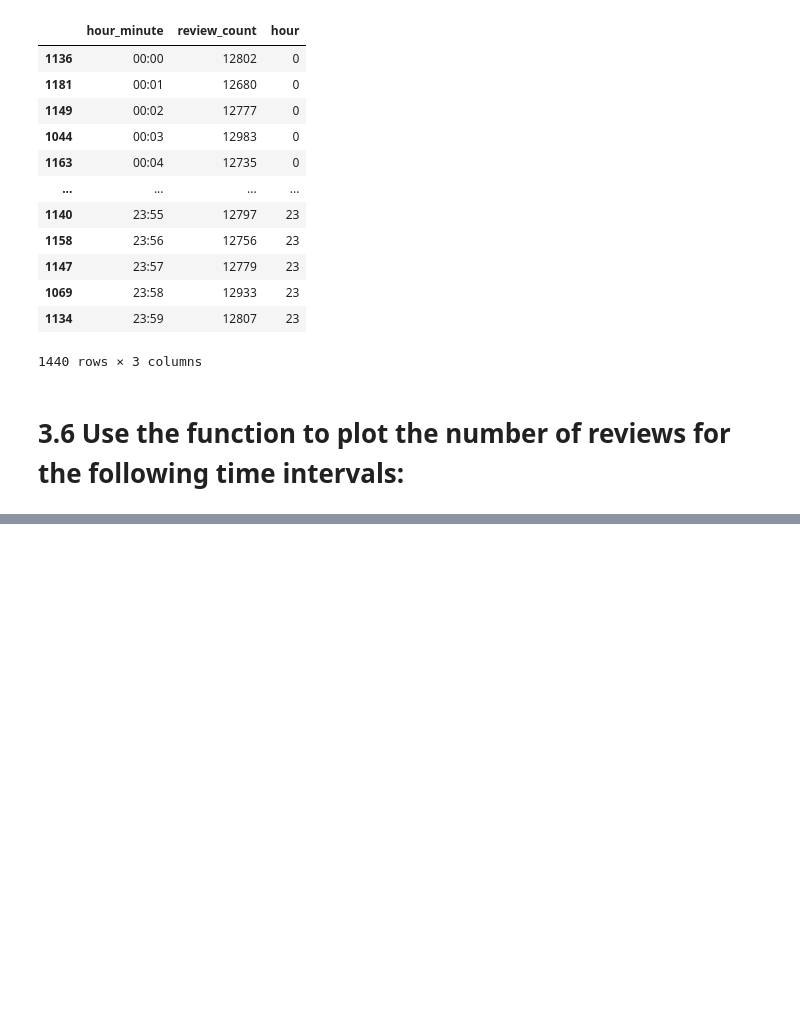
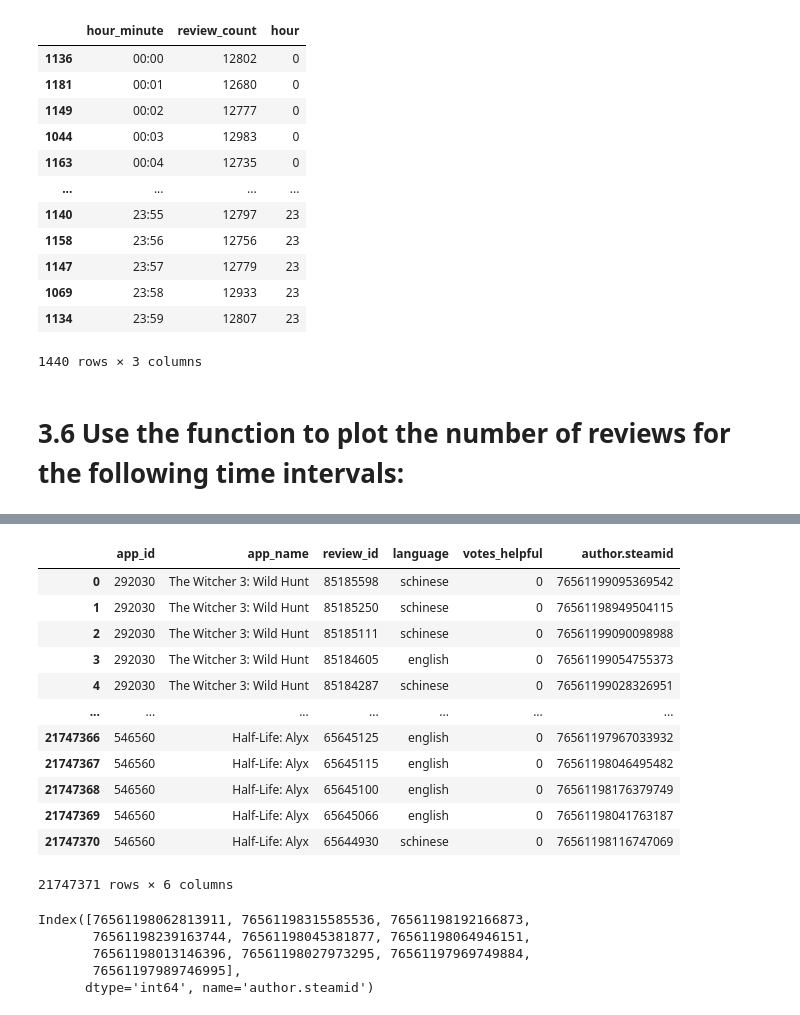
Before and after one commit to khalmatay/videogame-reviews-analysis, a Jupyter notebook: nurbek/RQ3&RQ5.ipynb, the cells around one changed output, grey strips where cells are left out. Cells and saved outputs as stored; diff of their text form; code cells hidden in the pictures; blank space fills up the shorter version.

```diff
--- a/nurbek/RQ3&RQ5.ipynb
+++ b/nurbek/RQ3&RQ5.ipynb
@@ -461,0 +469,18 @@ Interval 20:00 - 24:00: 3617426 reviews
+# %%
+data = pd.read_csv(csv_file_path, usecols=["app_id", "app_name", "review_id", "language", "votes_helpful", "author.steamid"])
+# %%
+data
+# %% [output]
+|  | app_id | app_name | review_id | language | votes_helpful | author.steamid |
+| 0 | 292030 | The Witcher 3: Wild Hunt | 85185598 | schinese | 0 | 76561199095369542 |
+| 1 | 292030 | The Witcher 3: Wild Hunt | 85185250 | schinese | 0 | 76561198949504115 |
+| 2 | 292030 | The Witcher 3: Wild Hunt | 85185111 | schinese | 0 | 76561199090098988 |
+| 3 | 292030 | The Witcher 3: Wild Hunt | 85184605 | english | 0 | 76561199054755373 |
+| 4 | 292030 | The Witcher 3: Wild Hunt | 85184287 | schinese | 0 | 76561199028326951 |
+| ... | ... | ... | ... | ... | ... | ... |
+| 21747366 | 546560 | Half-Life: Alyx | 65645125 | english | 0 | 76561197967033932 |
+| 21747367 | 546560 | Half-Life: Alyx | 65645115 | english | 0 | 76561198046495482 |
+| 21747368 | 546560 | Half-Life: Alyx | 65645100 | english | 0 | 76561198176379749 |
+| 21747369 | 546560 | Half-Life: Alyx | 65645066 | english | 0 | 76561198041763187 |
+| 21747370 | 546560 | Half-Life: Alyx | 65644930 | schinese | 0 | 76561198116747069 |
+21747371 rows × 6 columns
@@ -461,0 +489,8 @@ Interval 20:00 - 24:00: 3617426 reviews
+# %%
+top_reviewers
+# %% [output]
+Index([76561198062813911, 76561198315585536, 76561198192166873,
+       76561198239163744, 76561198045381877, 76561198064946151,
+       76561198013146396, 76561198027973295, 76561197969749884,
+       76561197989746995],
+      dtype='int64', name='author.steamid')
```
Also changed, not shown: parts of 15 cells of this notebook.
